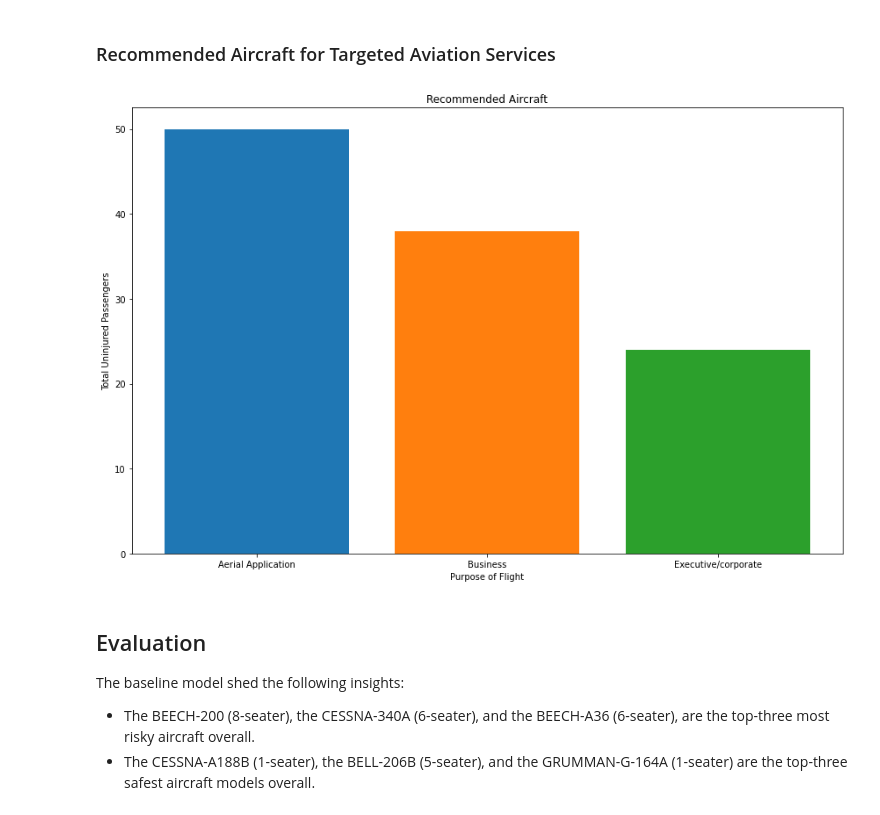
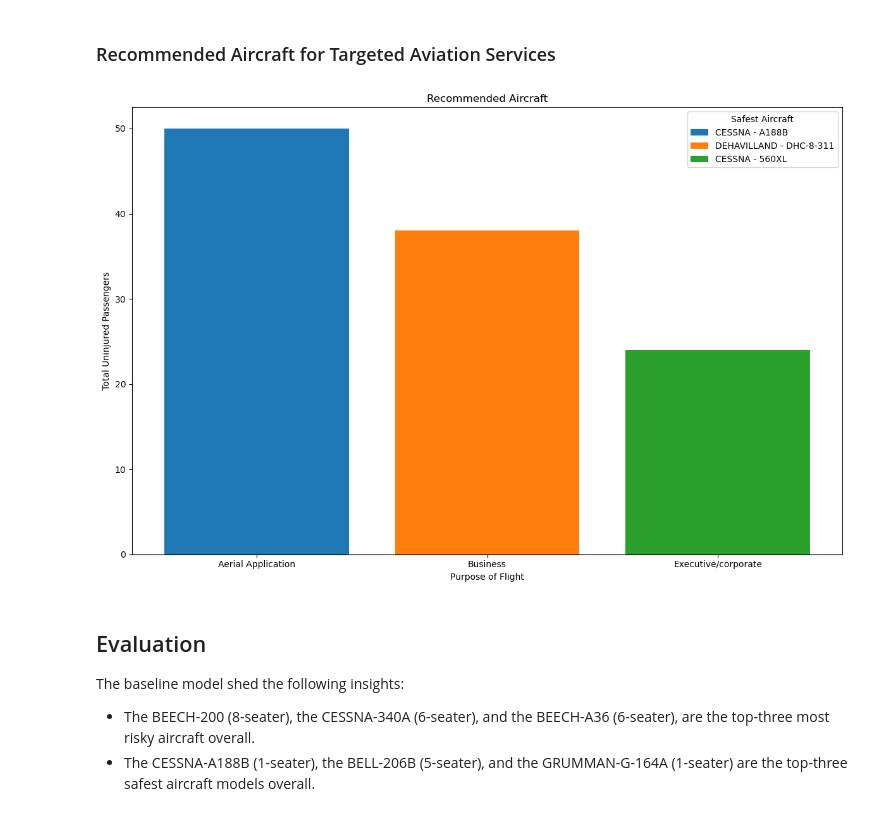
Before and after one commit to mwakad/Data-Driven-Decision-Support-for-Aircraft-Procurement, a Jupyter notebook: index.ipynb, the cells around one changed output. Drawn from its saved outputs; the diff is of its cells as text; code cells hidden in the pictures.

```diff
--- a/index.ipynb
+++ b/index.ipynb
@@ -579,31 +587,41 @@ To determine the safest aircraft models for each of the three civil aviation ser
 # %%
 # Filter for the relevant Purpose.of.flight values
 df_filtered = df_clean[df_clean['Purpose.of.flight'].isin(['Aerial Application', 'Business', 'Executive/corporate'])]
 
 # Group by 'Purpose.of.flight', 'Make', and 'Model', and sum 'Total.Uninjured'
 uninjured_by_purpose_make_model = df_filtered.groupby(['Purpose.of.flight', 'Make', 'Model'])['Total.Uninjured'].sum().reset_index()
 
 # Find the safest aircraft (highest 'Total.Uninjured') for each purpose
 safest_aircraft = uninjured_by_purpose_make_model.loc[uninjured_by_purpose_make_model.groupby('Purpose.of.flight')['Total.Uninjured'].idxmax()]
 
 # Create the "Make - Model" column
 safest_aircraft['Make - Model'] = safest_aircraft['Make'] + ' - ' + safest_aircraft['Model']
 
 # Create a bar plot using Matplotlib with subplots
 fig, ax = plt.subplots(figsize=(12, 8))
-# Specify vertical bar plot parameters(x-axis = Purpose.of.flight) (y -axis = Total.uninjured)
-ax.bar(safest_aircraft['Purpose.of.flight'], safest_aircraft['Total.Uninjured'], color=['tab:blue', 'tab:orange', 'tab:green'], label=safest_aircraft['Make - Model'])
+
+# Define colors and plot bars with individual labels
+colors = ['tab:blue', 'tab:orange', 'tab:green']
+bars = ax.bar(safest_aircraft['Purpose.of.flight'], safest_aircraft['Total.Uninjured'], color=colors)
+
+# Add a legend
+legend_labels = safest_aircraft['Make - Model'].tolist()
+ax.legend(bars, legend_labels, title="Safest Aircraft")
+
 # Set and customize the plot's Title, X and Y labels
 ax.set_title('Recommended Aircraft')
 ax.set_xlabel('Purpose of Flight')
 ax.set_ylabel('Total Uninjured Passengers')
+
 fig.tight_layout()
 
 # Save the plot to the image folder
 plt.savefig("./images/recommended-aircraft.png", dpi=300, facecolor='white')
+
+# Show plot
 plt.show()
 # %% [output]
-[figure, old version]
+[figure, new version]
 # %% [markdown]
 ## Evaluation
 The baseline model shed the following insights:
```
Also changed, not shown: parts of 24 cells of this notebook, 8 other files.
